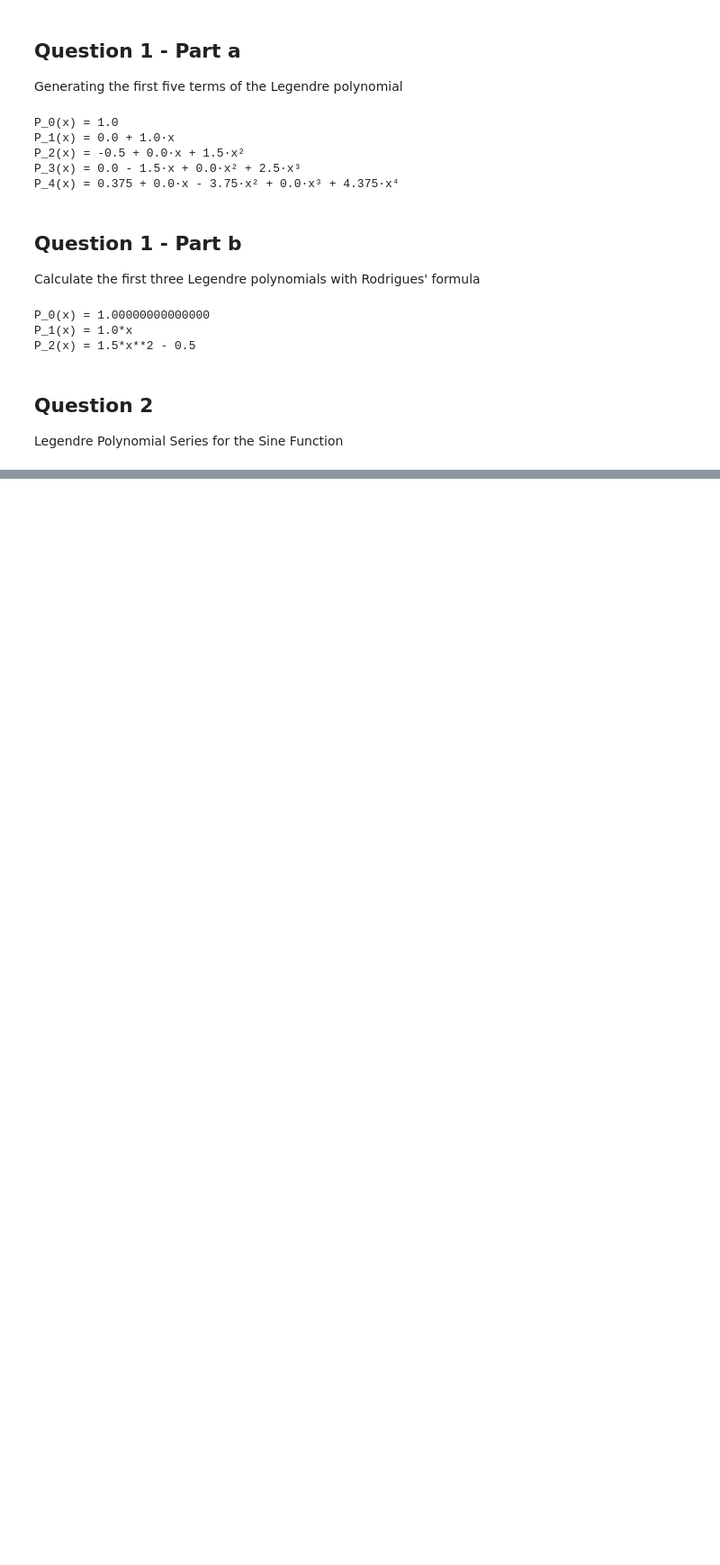
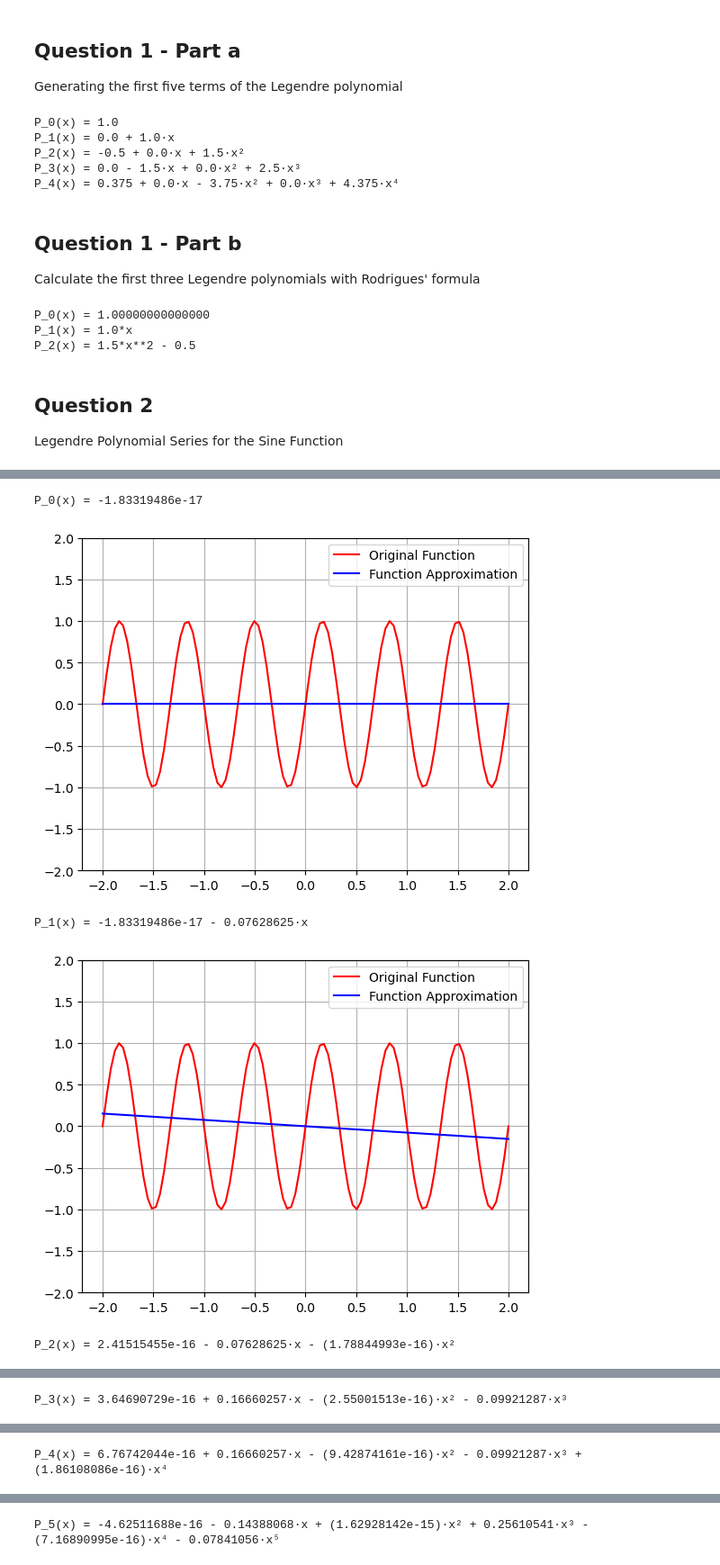
Before and after one commit to xspoole/PH364_Personal, a Jupyter notebook: ph426/hw2/hw2_legendre.ipynb, the cells around one changed output, grey strips where cells are left out. Shown at 90% size. Drawn from its saved outputs; the diff is of its cells as text; code cells hidden in the pictures; blank space fills up the shorter version.

```diff
--- a/ph426/hw2/hw2_legendre.ipynb
+++ b/ph426/hw2/hw2_legendre.ipynb
@@ -50,0 +137,19 @@ plt.plot()
+# %%
+z_vals = np.linspace(-2, 2, 100) # fit from -1 < z < 1
+func_two = np.sin(3 * np.pi * z_vals)
+
+for i in range(24):
+    plt.cla()
+    z_vals, func_two, func_approx = legendre(i, z_vals, func_two)
+    plt.plot(z_vals, func_two, color='Red', label='Original Function')
+    plt.plot(z_vals, func_approx, color='Blue', label='Function Approximation')
+    plt.grid(True)
+    plt.ylim(-2, 2)
+    plt.legend()
+    plt.show()
+# %% [output]
+P_0(x) = -1.83319486e-17
+[figure, added]
+P_1(x) = -1.83319486e-17 - 0.07628625·x
+[figure, added]
+P_2(x) = 2.41515455e-16 - 0.07628625·x - (1.78844993e-16)·x²
@@ -50,0 +157 @@ plt.plot()
+P_3(x) = 3.64690729e-16 + 0.16660257·x - (2.55001513e-16)·x² - 0.09921287·x³
@@ -50,0 +159,2 @@ plt.plot()
+P_4(x) = 6.76742044e-16 + 0.16660257·x - (9.42874161e-16)·x² - 0.09921287·x³ +
+(1.86108086e-16)·x⁴
@@ -50,0 +162,2 @@ plt.plot()
+P_5(x) = -4.62511688e-16 - 0.14388068·x + (1.62928142e-15)·x² + 0.25610541·x³ -
+(7.16890995e-16)·x⁴ - 0.07841056·x⁵
```
Also changed, not shown: parts of 9 cells of this notebook, 5 other files.
